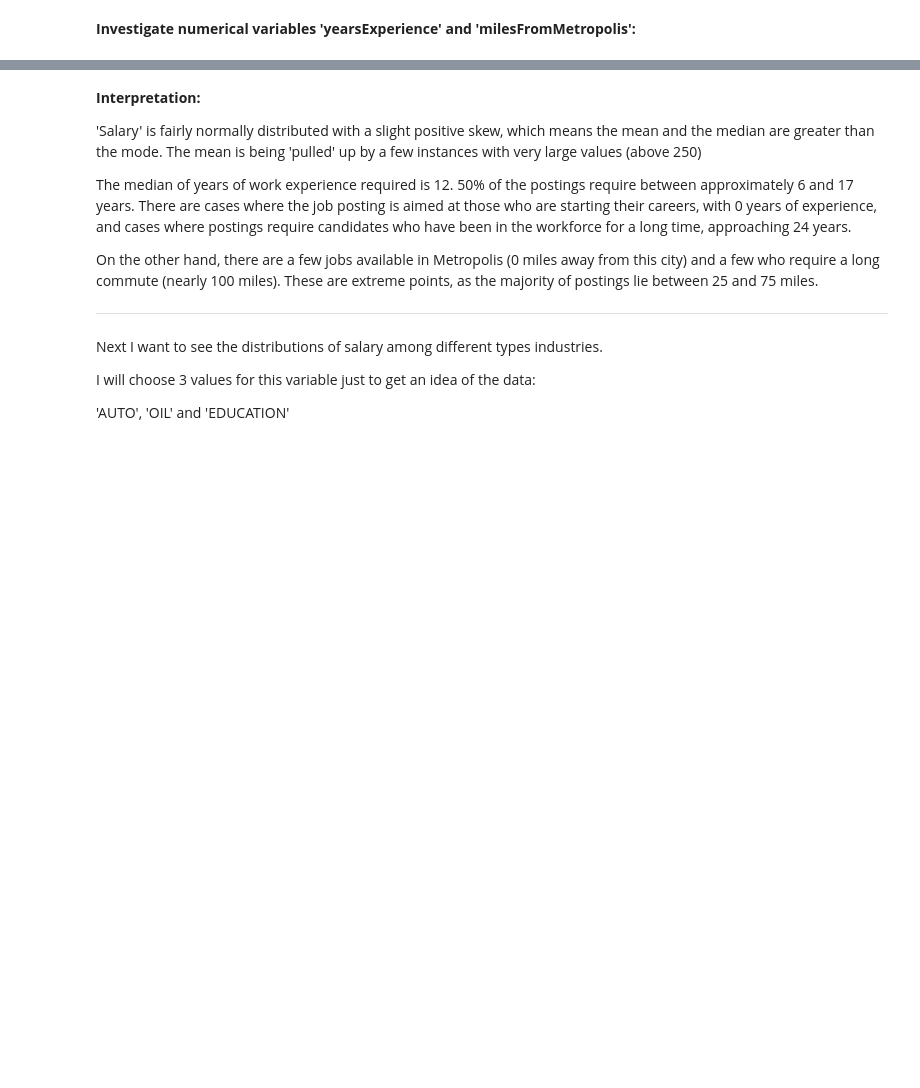
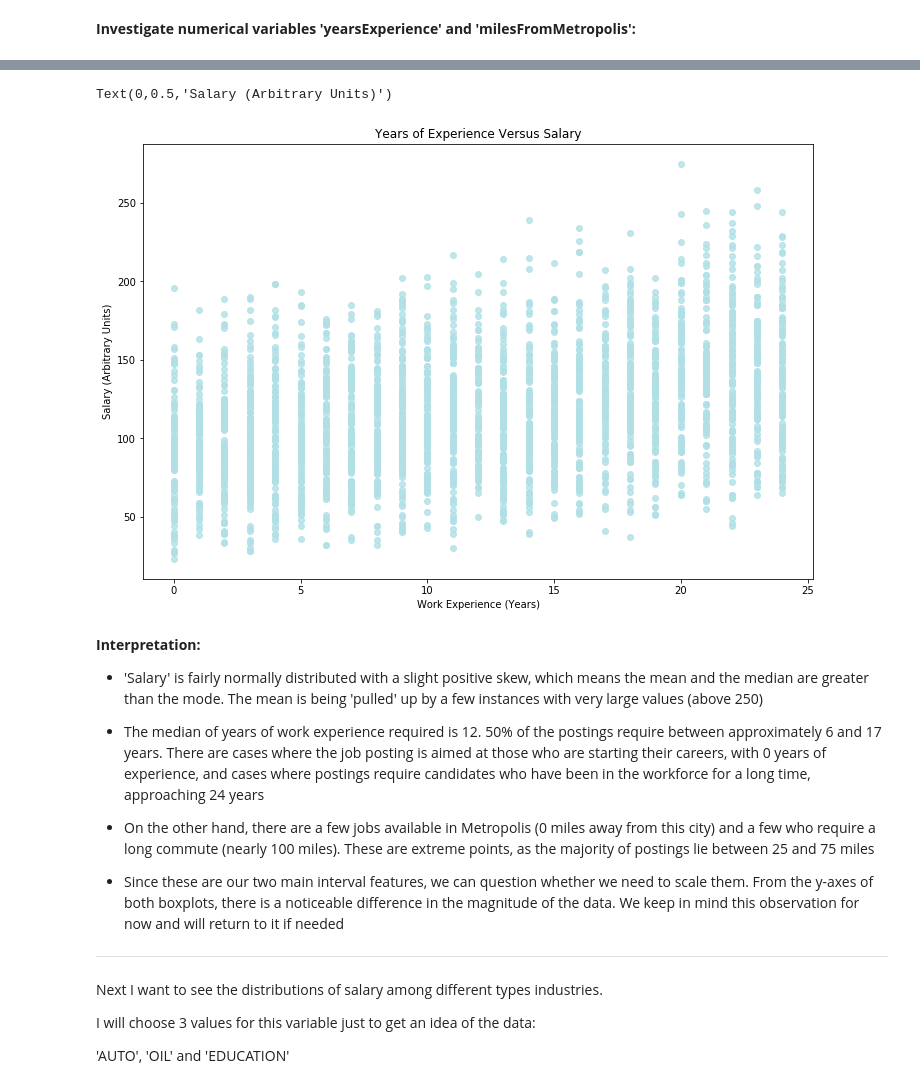
Before and after one commit to Taimur-Shabbir/salary-prediction, a Jupyter notebook: Notebook.ipynb, the cells around one changed output, grey strips where cells are left out. Drawn from its saved outputs; the diff is of its cells as text; code cells hidden in the pictures; blank space fills up the shorter version.

```diff
--- a/Notebook.ipynb
+++ b/Notebook.ipynb
@@ -175,11 +192,29 @@ Text(0,0.5,'Miles')
+# %%
+plt.figure(figsize = (12, 8))
+
+plt.scatter(small_sample_data['yearsExperience'],
+            small_sample_data['salary'], alpha = 0.8,
+            c = 'powderblue')
+
+plt.title('Years of Experience Versus Salary')
+plt.xlabel('Work Experience (Years)')
+plt.ylabel('Salary (Arbitrary Units)')
+# %% [output]
+Text(0,0.5,'Salary (Arbitrary Units)')
+[figure, added]
 # %% [markdown]
 **Interpretation:**
 
-'Salary' is fairly normally distributed with a slight positive skew, which means the mean and the median are greater than the mode. The mean is being 'pulled' up by a few instances with very large values (above 250)
+- 'Salary' is fairly normally distributed with a slight positive skew, which means the mean and the median are greater than the mode. The mean is being 'pulled' up by a few instances with very large values (above 250)
 
-The median of years of work experience required is 12. 50% of the postings require between approximately 6 and 17 years. There are cases where the job posting is aimed at those who are starting their careers, with 0 years of experience, and cases where postings require candidates who have been in the workforce for a long time, approaching 24 years.
 
-On the other hand, there are a few jobs available in Metropolis (0 miles away from this city) and a few who require a long commute (nearly 100 miles). These are extreme points, as the majority of postings lie between 25 and 75 miles.
+- The median of years of work experience required is 12. 50% of the postings require between approximately 6 and 17 years. There are cases where the job posting is aimed at those who are starting their careers, with 0 years of experience, and cases where postings require candidates who have been in the workforce for a long time, approaching 24 years
+
+
+- On the other hand, there are a few jobs available in Metropolis (0 miles away from this city) and a few who require a long commute (nearly 100 miles). These are extreme points, as the majority of postings lie between 25 and 75 miles
+
+
+- Since these are our two main interval features, we can question whether we need to scale them. From the y-axes of both boxplots, there is a noticeable difference in the magnitude of the data. We keep in mind this observation for now and will return to it if needed
 
 
 ----
```
Also changed, not shown: parts of 53 cells of this notebook.
